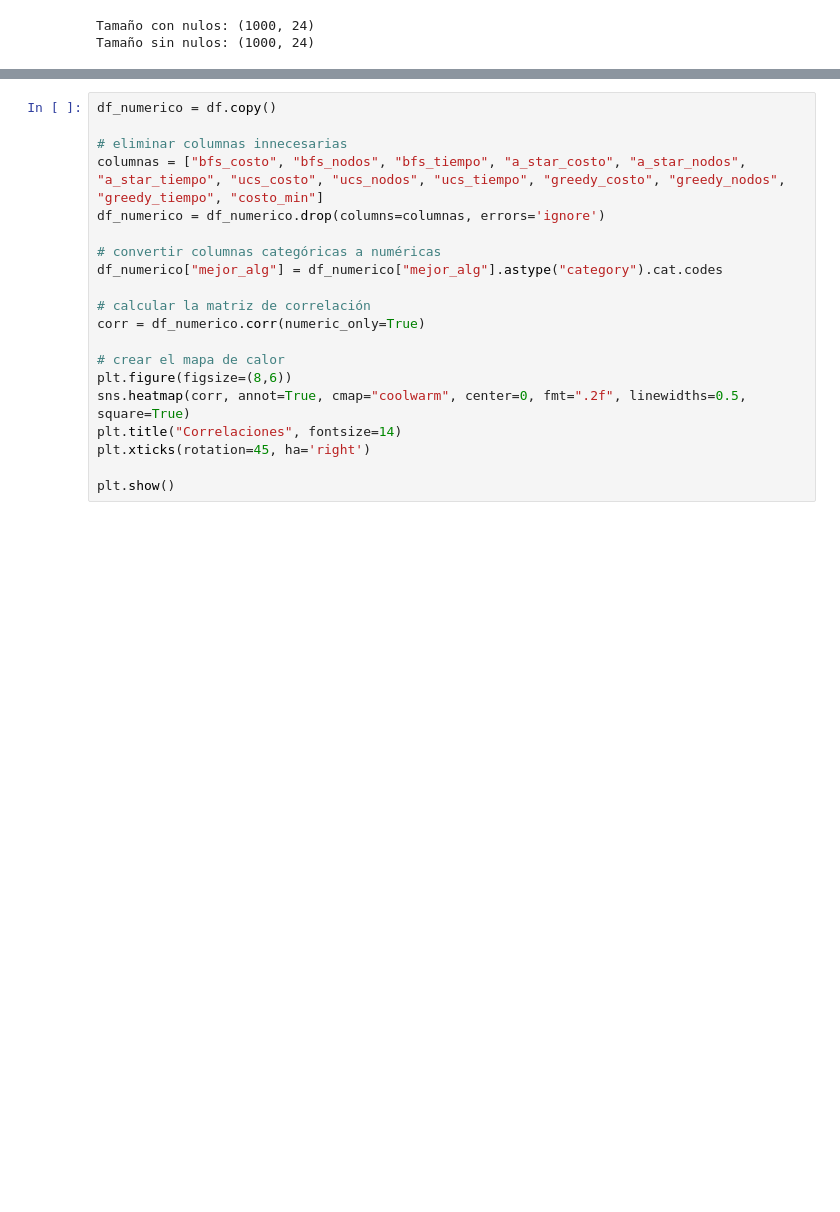
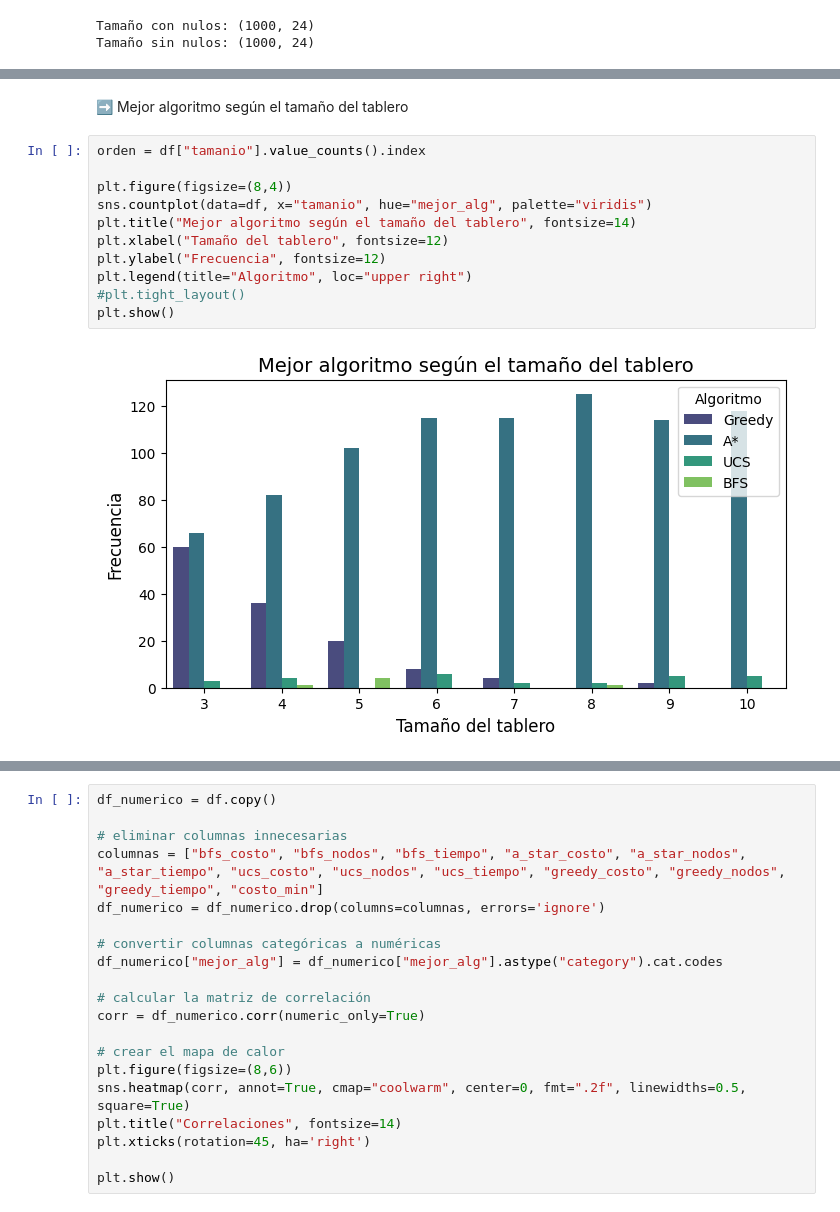
Before and after one commit to andres-garcia-alves/issd-dsia, a Jupyter notebook: Proyecto-Final/Notebook.ipynb, the cells around one changed output, grey strips where cells are left out. Drawn from its saved outputs; the diff is of its cells as text; blank space fills up the shorter version.

```diff
--- a/Proyecto-Final/Notebook.ipynb
+++ b/Proyecto-Final/Notebook.ipynb
@@ -608,0 +608,15 @@ plt.show()
+# %% [markdown]
+➡️ Mejor algoritmo según el tamaño del tablero
+# %%
+orden = df["tamanio"].value_counts().index
+
+plt.figure(figsize=(8,4))
+sns.countplot(data=df, x="tamanio", hue="mejor_alg", palette="viridis")
+plt.title("Mejor algoritmo según el tamaño del tablero", fontsize=14)
+plt.xlabel("Tamaño del tablero", fontsize=12)
+plt.ylabel("Frecuencia", fontsize=12)
+plt.legend(title="Algoritmo", loc="upper right")
+#plt.tight_layout()
+plt.show()
+# %% [output]
+[figure, added]
```
Also changed, not shown: parts of 65 cells of this notebook, 2 other files.
